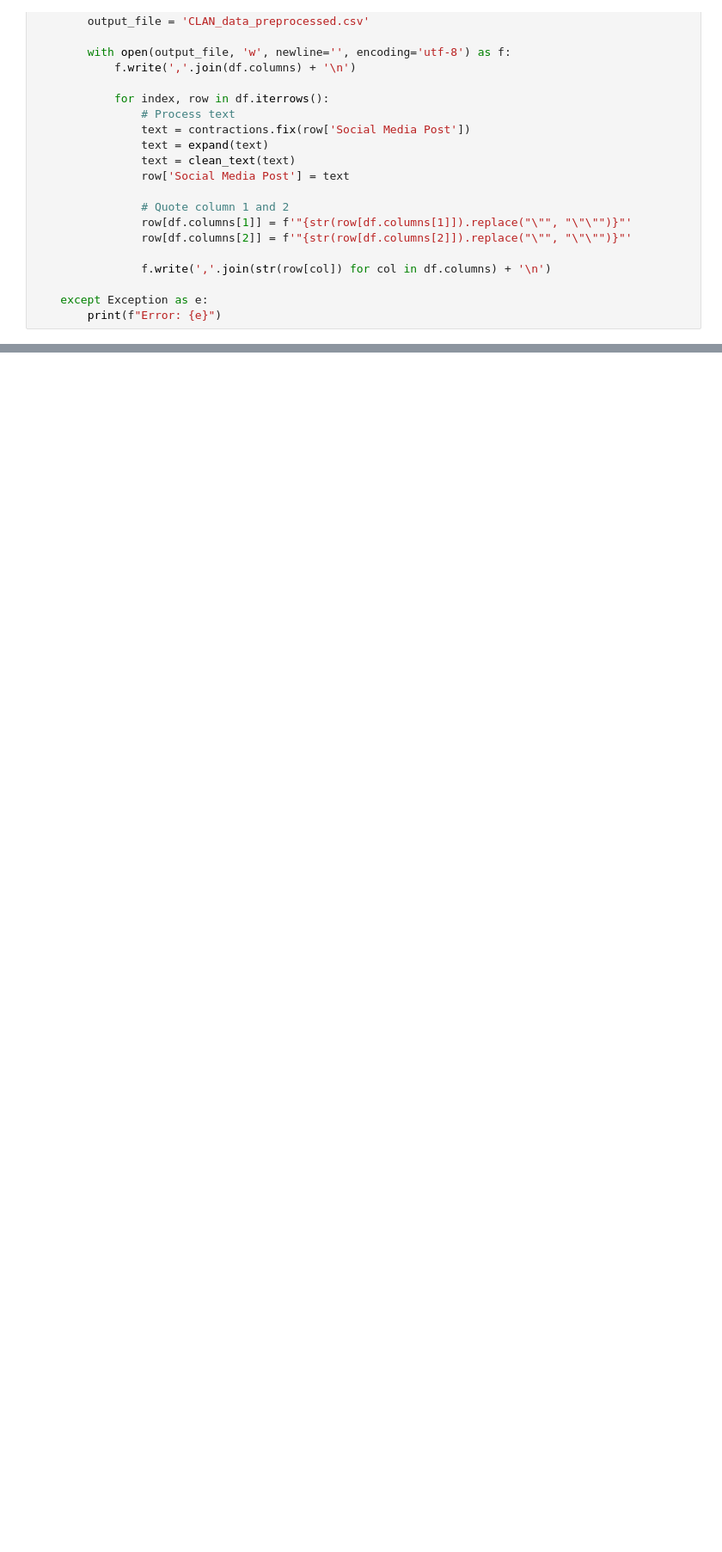
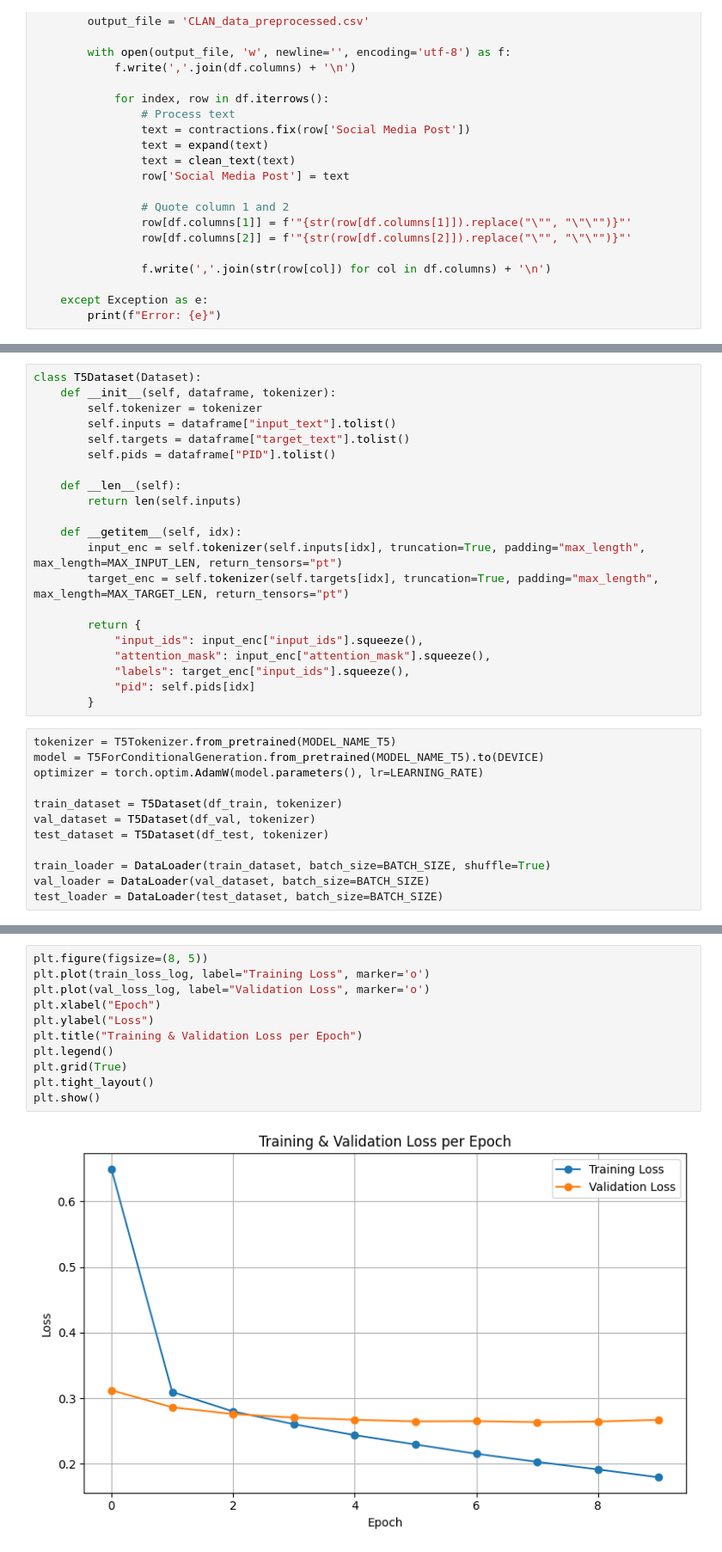
Before and after one commit to AyTIDa1165/CSE556-NLP-Natural_Language_Processing, a Jupyter notebook: NLPA3/script.ipynb, the cells around one changed output, grey strips where cells are left out. Shown: that part at 86% size. Cells and saved outputs as stored; diff of their text form; blank space fills up the shorter version.

```diff
--- a/NLPA3/script.ipynb
+++ b/NLPA3/script.ipynb
@@ -78,0 +93,33 @@ Name: 1, dtype: object
+# %%
+class T5Dataset(Dataset):
+    def __init__(self, dataframe, tokenizer):
+        self.tokenizer = tokenizer
+        self.inputs = dataframe["input_text"].tolist()
+        self.targets = dataframe["target_text"].tolist()
+        self.pids = dataframe["PID"].tolist()
+
+    def __len__(self):
+        return len(self.inputs)
+
+    def __getitem__(self, idx):
+        input_enc = self.tokenizer(self.inputs[idx], truncation=True, padding="max_length", max_length=MAX_INPUT_LEN, return_tensors="pt")
+        target_enc = self.tokenizer(self.targets[idx], truncation=True, padding="max_length", max_length=MAX_TARGET_LEN, return_tensors="pt")
+
+        return {
+            "input_ids": input_enc["input_ids"].squeeze(),
+            "attention_mask": input_enc["attention_mask"].squeeze(),
+            "labels": target_enc["input_ids"].squeeze(),
+            "pid": self.pids[idx]
+        }
+# %%
+tokenizer = T5Tokenizer.from_pretrained(MODEL_NAME_T5)
+model = T5ForConditionalGeneration.from_pretrained(MODEL_NAME_T5).to(DEVICE)
+optimizer = torch.optim.AdamW(model.parameters(), lr=LEARNING_RATE)
+
+train_dataset = T5Dataset(df_train, tokenizer)
+val_dataset = T5Dataset(df_val, tokenizer)
+test_dataset = T5Dataset(df_test, tokenizer)
+
+train_loader = DataLoader(train_dataset, batch_size=BATCH_SIZE, shuffle=True)
+val_loader = DataLoader(val_dataset, batch_size=BATCH_SIZE)
+test_loader = DataLoader(test_dataset, batch_size=BATCH_SIZE)
@@ -78,0 +216,13 @@ Name: 1, dtype: object
+# %%
+plt.figure(figsize=(8, 5))
+plt.plot(train_loss_log, label="Training Loss", marker='o')
+plt.plot(val_loss_log, label="Validation Loss", marker='o')
+plt.xlabel("Epoch")
+plt.ylabel("Loss")
+plt.title("Training & Validation Loss per Epoch")
+plt.legend()
+plt.grid(True)
+plt.tight_layout()
+plt.show()
+# %% [output]
+[figure, added]
```
Also changed, not shown: parts of 7 cells of this notebook, 5 other files.
